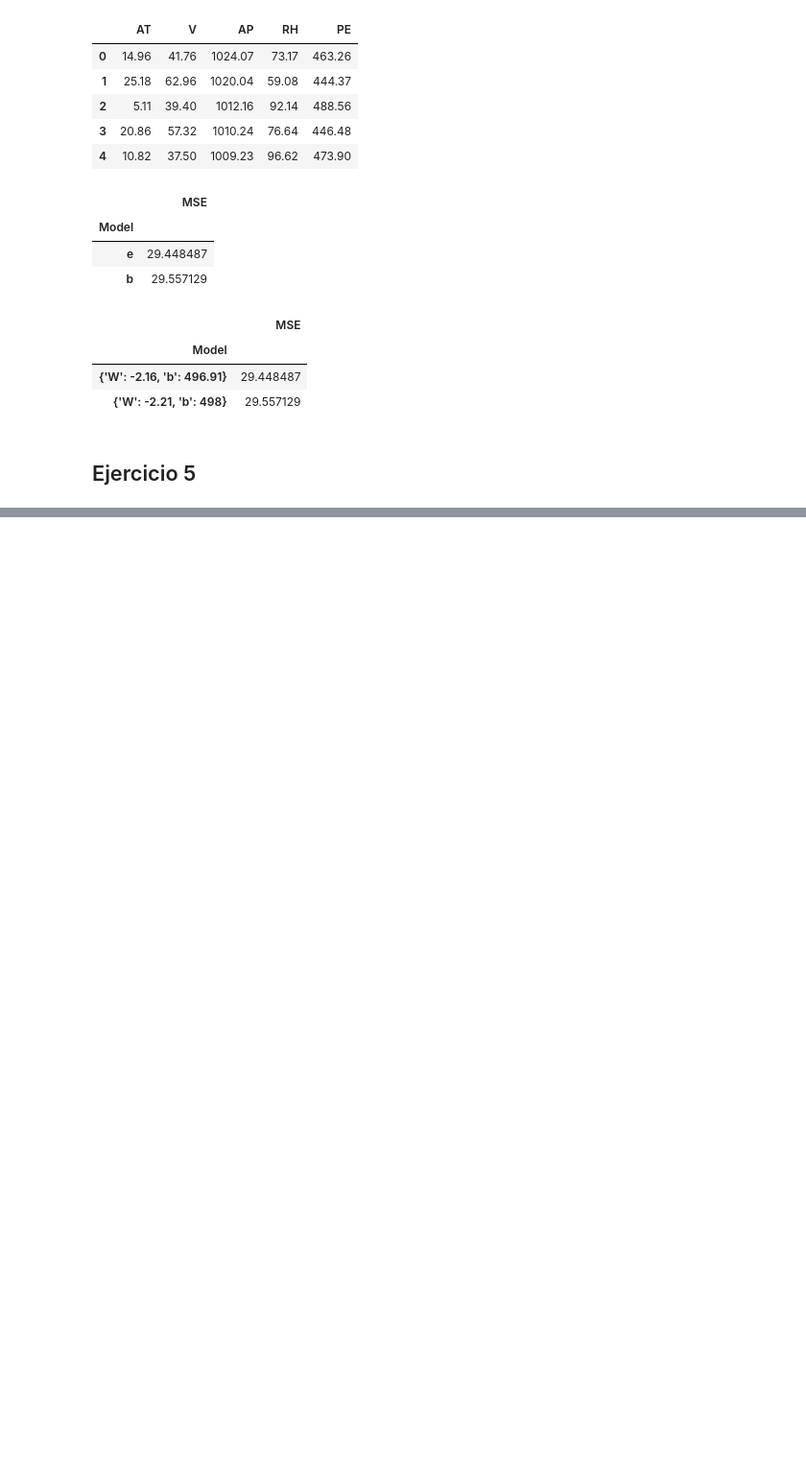
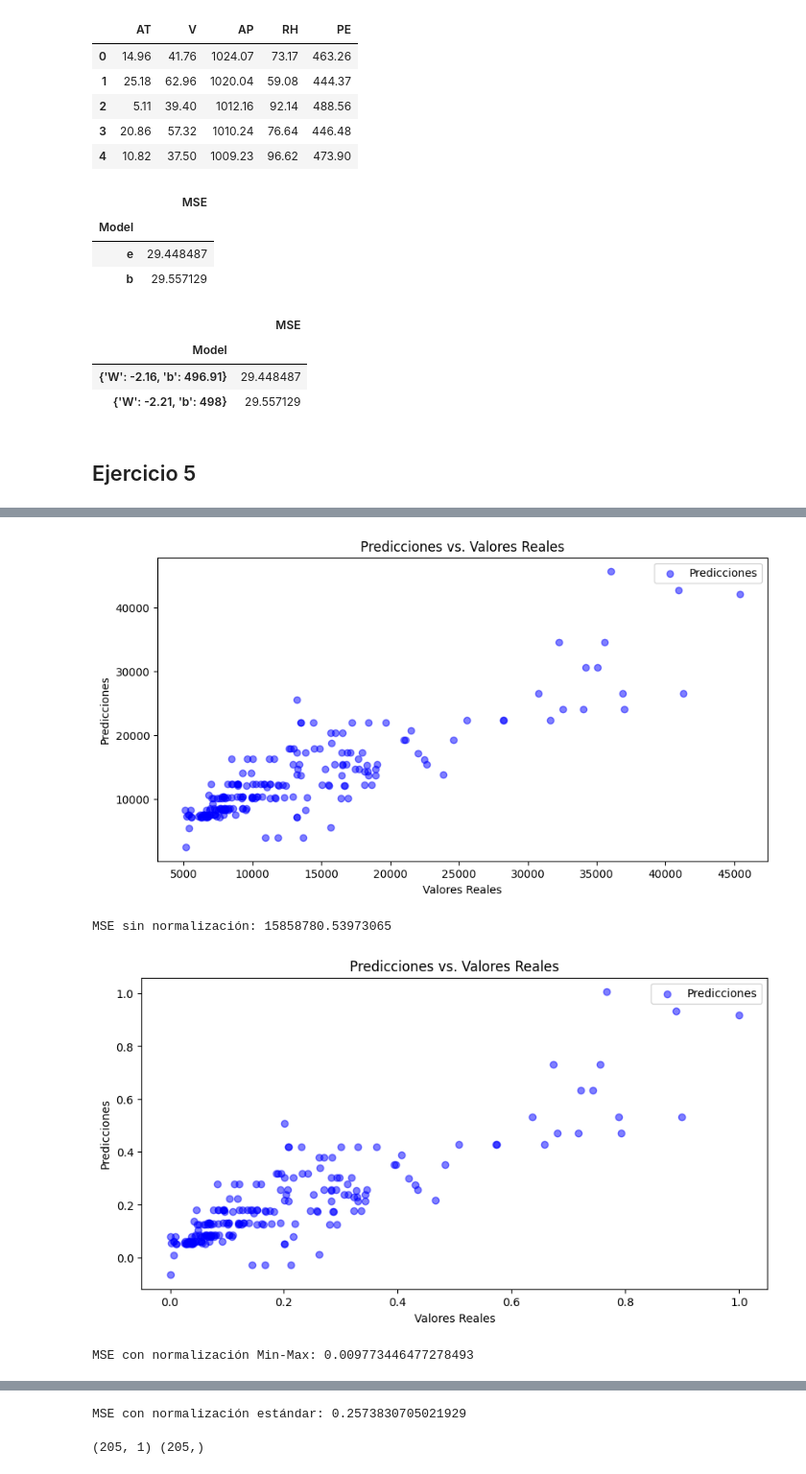
Before and after one commit to AndresMontesDeOca/Redes_Neuronales, a Jupyter notebook: Clase_2.ipynb, the cells around one changed output, grey strips where cells are left out. Shown at 96% size. Saved outputs shown, nothing was run; the diff lists cells and outputs as text; code cells hidden in the pictures; blank space fills up the shorter version.

```diff
--- a/Clase_2.ipynb
+++ b/Clase_2.ipynb
@@ -657,0 +698,50 @@ print(data.info())
+# %%
+# Usando Scikit Learn
+
+from sklearn.linear_model import LinearRegression
+from sklearn.metrics import mean_squared_error
+from sklearn.preprocessing import MinMaxScaler, StandardScaler
+
+
+# Asumir que 'price' es la variable objetivo y el resto son características
+X = data.drop('price', axis=1)
+y = data['price']
+
+# Función para entrenar y evaluar el modelo
+def train_and_evaluate(X, y):
+    model = LinearRegression()
+    model.fit(X, y)
+    y_pred = model.predict(X)
+    mse = mean_squared_error(y, y_pred)
+
+    plt.figure(figsize=(10, 5))
+    plt.scatter(y, y_pred, alpha=0.5, color='blue', label='Predicciones')
+    plt.title('Predicciones vs. Valores Reales')
+    plt.xlabel('Valores Reales')
+    plt.ylabel('Predicciones')
+    plt.legend()
+    plt.show()
+    return mse
+
+# 1. Sin normalizar los atributos
+mse1 = train_and_evaluate(X, y)
+print(f'MSE sin normalización: {mse1}')
+
+# 2. Normalizando atributos linealmente (Min-Max Normalization)
+scaler_minmax = MinMaxScaler()
+X_minmax = scaler_minmax.fit_transform(X)
+y_minmax = scaler_minmax.fit_transform(y.values.reshape(-1, 1))
+mse2 = train_and_evaluate(X_minmax, y_minmax)
+print(f'MSE con normalización Min-Max: {mse2}')
+
+# 3. Normalizando atributos usando media y desviación estándar (Standardization)
+scaler_standard = StandardScaler()
+X_standard = scaler_standard.fit_transform(X)
+y_standard = scaler_standard.fit_transform(y.values.reshape(-1, 1))
+mse3 = train_and_evaluate(X_standard, y_standard)
+print(f'MSE con normalización estándar: {mse3}')
+# %% [output]
+[figure, added]
+MSE sin normalización: 15858780.53973065
+[figure, added]
+MSE con normalización Min-Max: 0.009773446477278493
@@ -658 +749,11 @@ print(data.info())
+MSE con normalización estándar: 0.2573830705021929
+# %%
+# Usando NeuronaLineal
+
+X = data.drop('price', axis=1)
+y = data['price']
+
+print(X.shape, y.shape)
+# %% [output]
+(205, 1) (205,)
 # %%
```
Also changed, not shown: parts of 6 cells of this notebook.
